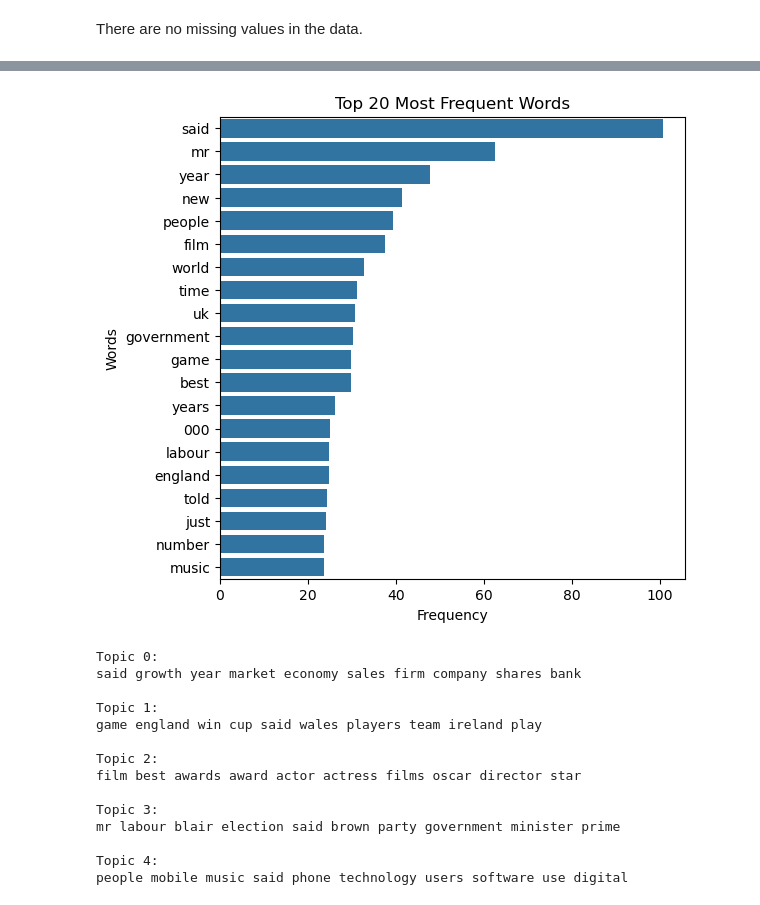
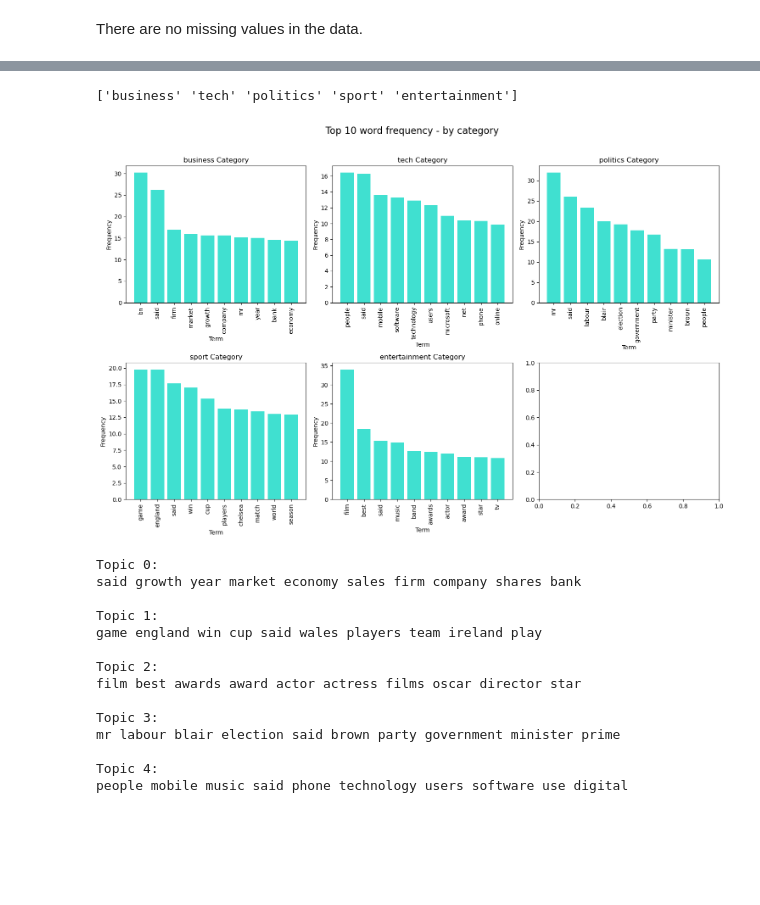
Before and after one commit to FleaBusyBeeBergs/dtsa5510-bbc-news-classification, a Jupyter notebook: bbc-news-classification.ipynb, the cells around one changed output, grey strips where cells are left out. Cells and saved outputs as stored; diff of their text form; code cells hidden in the pictures; blank space fills up the shorter version.

```diff
--- a/bbc-news-classification.ipynb
+++ b/bbc-news-classification.ipynb
@@ -258,13 +181,41 @@ freq_df.head(10)
-# %%
-# Plot the top 20 most frequent words
-plt.figure(figsize=(6, 6))
-sns.barplot(x='Frequency', y='Term', data=freq_df.head(20))
-plt.title('Top 20 Most Frequent Words')
-plt.xlabel('Frequency')
-plt.ylabel('Words')
-plt.show()
-# %% [output]
-[figure, removed]
+# %%
+# subplots
+fig, axes = plt.subplots(2, 3, figsize=(15, 10))
+fig.suptitle('Top 10 word frequency - by category', fontsize=16)
+
+# word frequency - category
+cat = train_df['Category'].unique()
+print(cat)
+
+# loop to create subplots
+for i, category in enumerate(cat):
+
+    # filter train_tfidf for category
+    cat_class = train_df['Category'] == category
+    cat_tfidf = train_tfidf[cat_class]
+
+    # word freq
+    word_freq = np.sum(cat_tfidf.toarray(), axis = 0)
+    freq_df = pd.DataFrame({'Term': feature_names,
+                            'Frequency': word_freq})
+    freq_df = freq_df.sort_values(by = 'Frequency', ascending = False)
+
+    # top10
+    top_freq = freq_df.head(10)
+
+    # subplot
+    ax = axes[i // 3, i % 3]  # Map i to the 2x3 grid
+    ax.bar(top_freq['Term'], top_freq['Frequency'], color='turquoise')
+    ax.set_title(f'{category} Category')
+    ax.set_xlabel('Term')
+    ax.set_ylabel('Frequency')
+    ax.tick_params(axis='x', rotation=90)
+
+plt.tight_layout(rect=[0, 0, 1, 0.96])
+plt.show()
+# %% [output]
+['business' 'tech' 'politics' 'sport' 'entertainment']
+[figure, added]
 # %%
 from sklearn.decomposition import NMF
 
```
Also changed, not shown: parts of 19 cells of this notebook.
